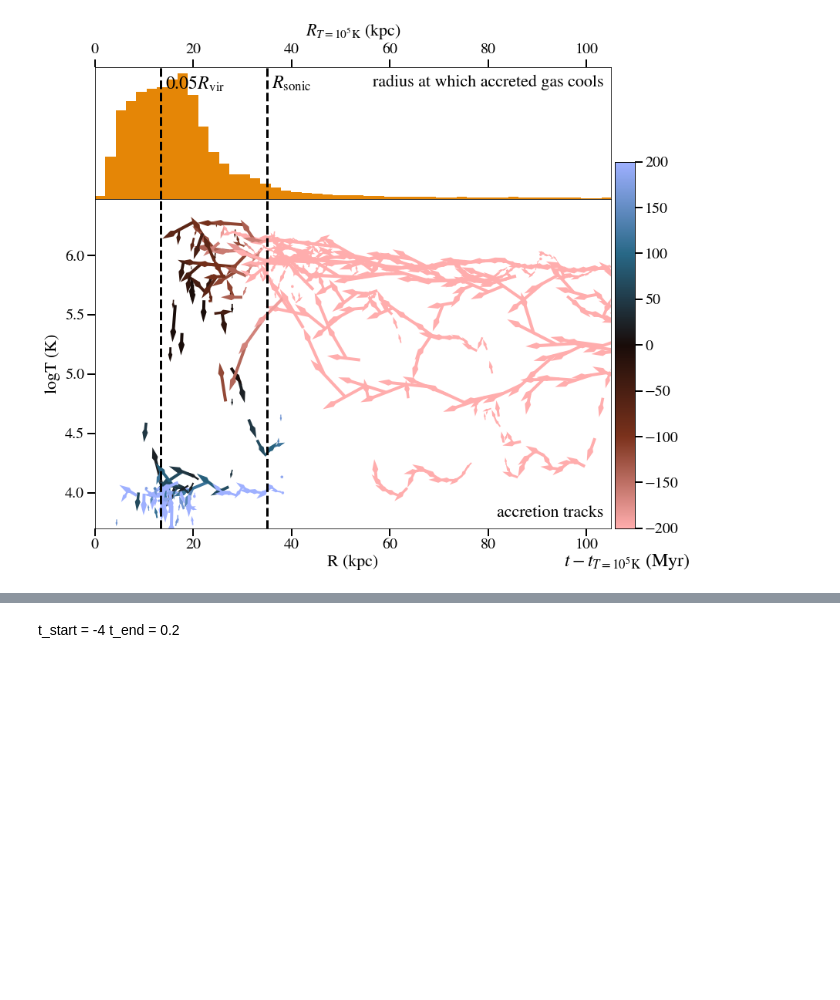
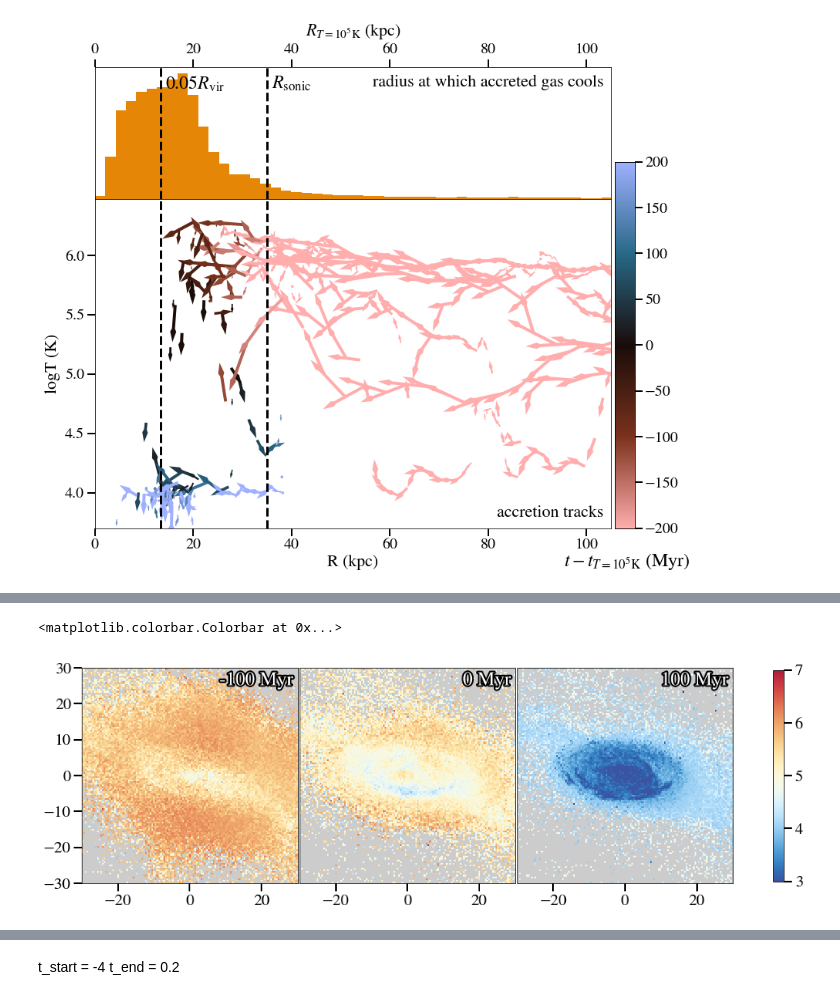
Before and after one commit to zhafen/Hot-Accretion-in-FIRE, a Jupyter notebook: analysis/tracked_particles_analysis.ipynb, the cells around one changed output, grey strips where cells are left out. Cells and saved outputs as stored; diff of their text form; code cells hidden in the pictures; blank space fills up the shorter version.

```diff
--- a/analysis/tracked_particles_analysis.ipynb
+++ b/analysis/tracked_particles_analysis.ipynb
@@ -965,0 +983,78 @@ File saved at ../figures/theta_vs_t.pdf
+# %%
+t_tphase_centers = all_t_phase_centers[False]
+# %%
+# Custom cmap
+# Deviation around zero colormap (blue--red)
+cols = []
+for x in np.linspace(0,1, 256):
+    rcol = 0.237 - 2.13*x + 26.92*x**2 - 65.5*x**3 + 63.5*x**4 - 22.36*x**5
+    gcol = ((0.572 + 1.524*x - 1.811*x**2)/(1 - 0.291*x + 0.1574*x**2))**2
+    bcol = 1/(1.579 - 4.03*x + 12.92*x**2 - 31.4*x**3 + 48.6*x**4 - 23.36*x**5)
+    cols.append((rcol, gcol, bcol))
+cmap = matplotlib.colors.LinearSegmentedColormap.from_list("PaulT_plusmin", cols)
+# %%
+n_cols = t_tphase_centers.size
+
+fig = plt.figure( figsize=(6*n_cols, 8), facecolor='w' )
+main_ax = plt.gca()
+
+gs = gridspec.GridSpec(1,n_cols)
+gs.update( wspace=0.01 )
+
+axs = []
+for i in range( n_cols ):
+
+    ax = plt.subplot(gs[0,i])
+
+    bins = np.linspace( -30., 30., 128 )
+    hist, x_edges, y_edges = np.histogram2d(
+        binned_props['Ry'][sim_name_j][i],
+        binned_props['Rz'][sim_name_j][i],
+        bins = bins,
+        weights = np.log10( binned_props['T'][sim_name_j][i] ),
+    )
+    norm_hist, x_edges, y_edges = np.histogram2d(
+        binned_props['Ry'][sim_name_j][i],
+        binned_props['Rz'][sim_name_j][i],
+        bins = bins,
+    )
+    hist /= norm_hist
+#     cmap = matplotlib.cm.RdBu_r
+#     cmap = palettable.scientific.diverging.Berlin_3.mpl_colormap
+
+    cmap.set_bad(color='0.8')
+    img = ax.imshow(
+        np.rot90( hist ),
+        cmap = cmap,
+        vmin = 3.,
+        vmax = 7.,
+        extent = [ x_edges[0], x_edges[-1], y_edges[0], y_edges[-1] ],
+    )
+
+    if not ax.is_first_col():
+        ax.tick_params( left=False, labelleft=False )
+
+    t_label = ax.annotate(
+        s = (
+            '{:.3g}'.format( t_tphase_centers[i]*1e3 ) +
+            r' Myr'
+        ),
+        xy = ( 1, 1 ),
+        xycoords = 'axes fraction',
+        xytext = ( -5, -5 ),
+        textcoords = 'offset points',
+        ha = 'right',
+        va = 'top',
+        fontsize = 24,
+        color = 'w',
+    )
+    t_label.set_path_effects([
+        path_effects.Stroke(linewidth=4, foreground='black'),
+        path_effects.Normal(),
+    ])
+
+    ax.set_aspect( 'equal' )
+    axs.append( ax )
+
+fig.colorbar( img, ax=axs, shrink=0.6 )
+# %% [output]
@@ -965,0 +1062,2 @@ File saved at ../figures/theta_vs_t.pdf
+<matplotlib.colorbar.Colorbar at 0x...>
+[figure, added]
```
Also changed, not shown: parts of 17 cells of this notebook, 10 other files.
